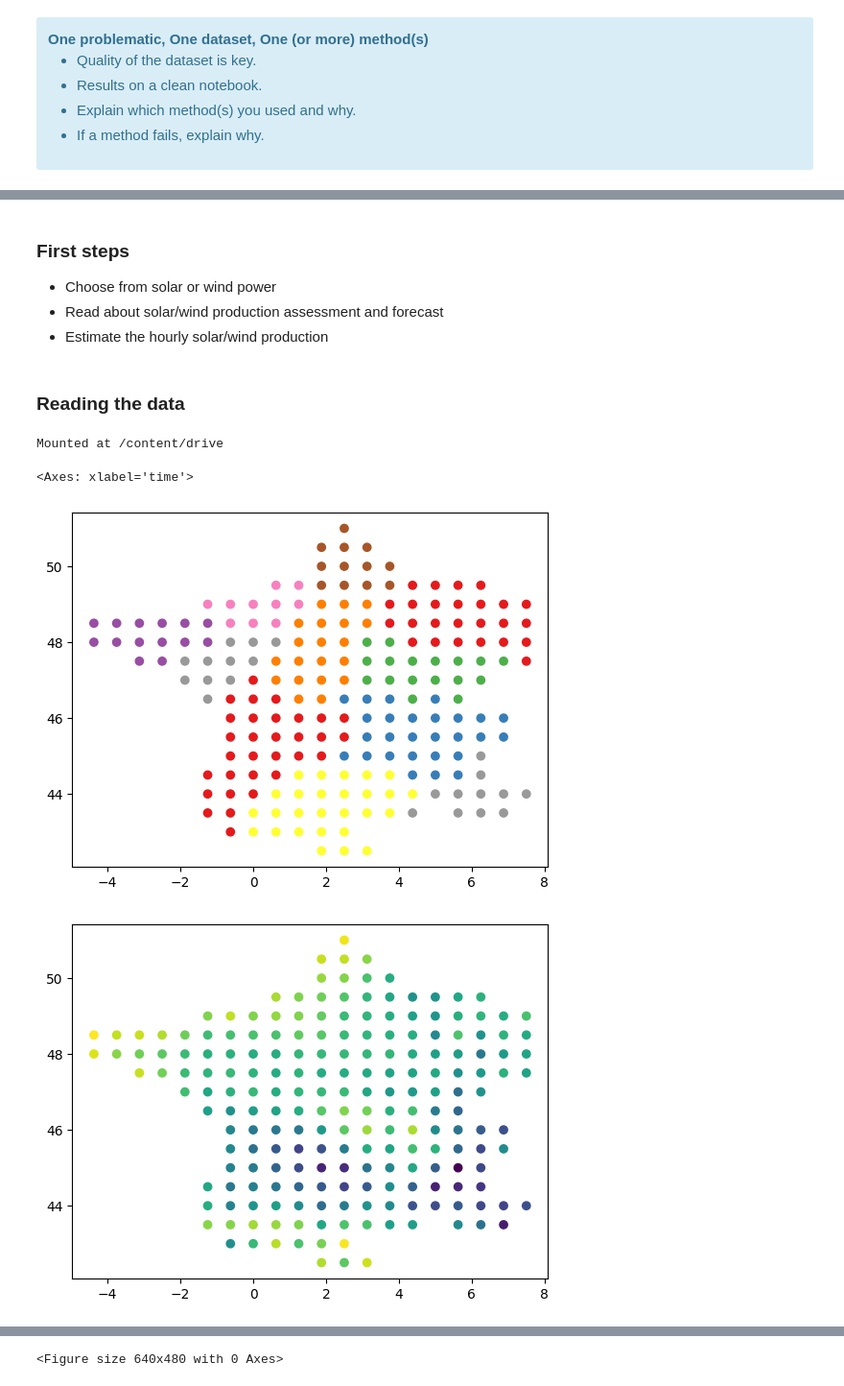
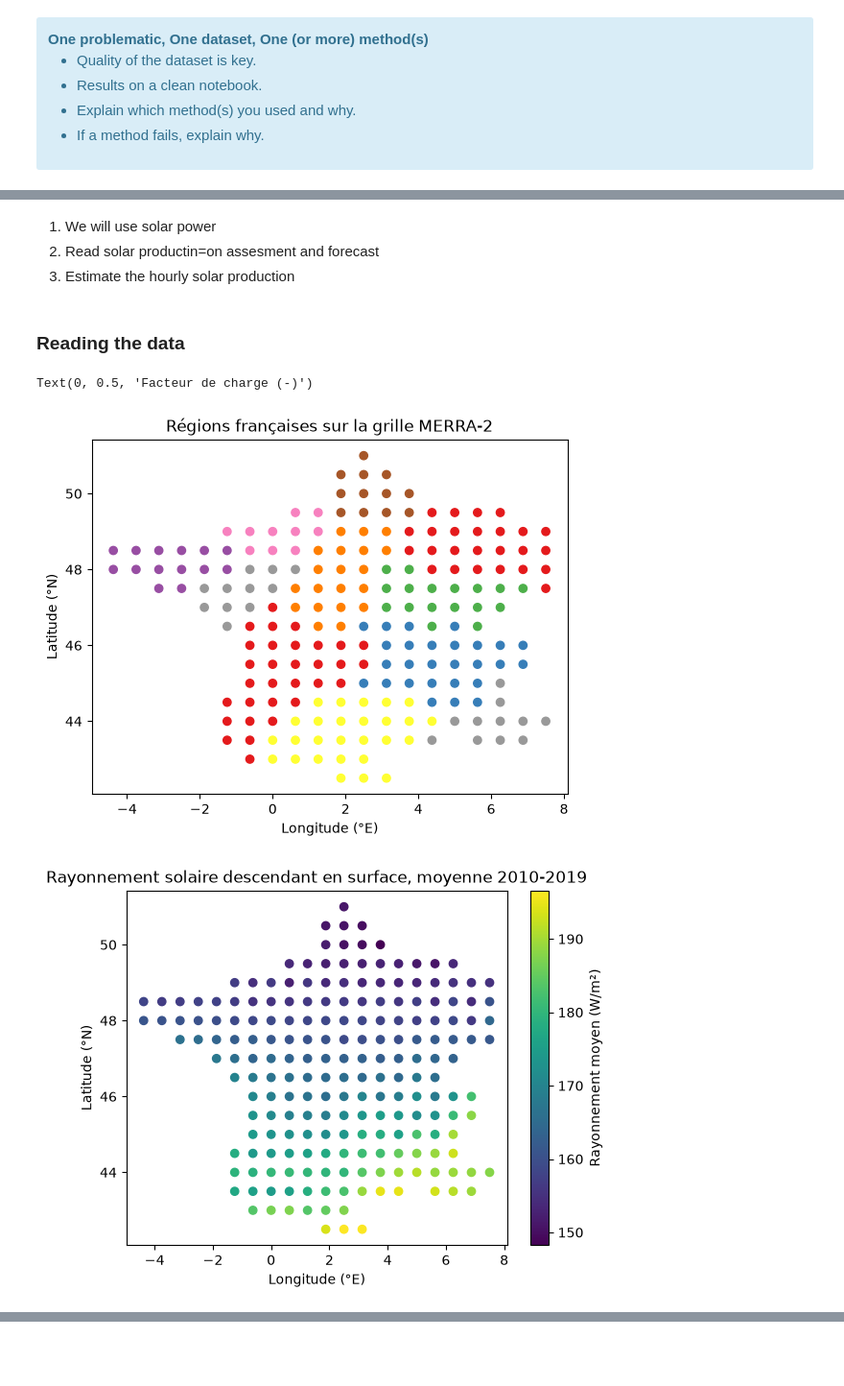
Before and after one commit to Troisieme-111/VRE-France-project, a Jupyter notebook: project_vre.ipynb, the cells around one changed output, grey strips where cells are left out. Shown at 96% size. Drawn from its saved outputs; the diff is of its cells as text; code cells hidden in the pictures; blank space fills up the shorter version.

Commit message:
Analyse des graphes et revélation de la première question du projet.

```diff
--- a/project_vre.ipynb
+++ b/project_vre.ipynb
@@ -40,60 +35,68 @@
-# %% [markdown]
-### First steps
-
-- Choose from solar or wind power
-- Read about solar/wind production assessment and forecast
-- Estimate the hourly solar/wind production
+# %% [markdown]
+ 1. We will use solar power
+ 2. Read solar productin=on assesment and forecast
+ 3. Estimate the hourly solar production
 # %% [markdown]
 ### Reading the data
-# %%
-from google.colab import drive
-drive.mount('/content/drive')
-# %% [output]
-Mounted at /content/drive
+# %%
+from pathlib import Path
+import matplotlib.pyplot as plt
+import pandas as pd
+import xarray as xr
+
+# Directories where you saved the data
+data_dir_energy = Path('C:/Projet-VRE/data')
+data_dir_climate = Path('C:/Projet-VRE/data/climate_france')
+
+# Template filenames
+filename_mask = 'mask_datagouv_french_regions_merra2_Nx_France.nc'
+filename_climate = 'merra2_area_selection_output_{}_merra2_2010-2019.nc'
+filename_energy = 'reseaux_energies_{}.csv'
 # %%
-from pathlib import Path
-import matplotlib.pyplot as plt
-import pandas as pd
-import xarray as xr
-
-# Directories where you saved the data
-data_dir_energy = Path('/content/drive/MyDrive/Projet_Machine_Learning_VRE/data/')
-data_dir_climate = Path('/content/drive/MyDrive/Projet_Machine_Learning_VRE/data/climate_france')
-
-# Template filenames
-filename_mask = 'mask_datagouv_french_regions_merra2_Nx_France.nc'
-filename_climate = 'merra2_area_selection_output_{}_merra2_2010-2019.nc'
-filename_energy = 'reseaux_energies_{}.csv'
-
 # Read and plot grid point-region mask
 filepath_mask = Path(data_dir_climate, filename_mask)
 ds_mask = xr.load_dataset(filepath_mask)
 da_mask = ds_mask['mask']
 plt.figure()
 plt.scatter(da_mask['lon'], da_mask['lat'], c=da_mask, cmap='Set1')
+plt.title('Régions françaises sur la grille MERRA-2')
+plt.xlabel('Longitude (°E)')
+plt.ylabel('Latitude (°N)')
 
 # Read a climate variable and plot its mean over time
-variable_name = 'zonal_wind'
+variable_name = 'surface_downward_radiation'
 filename = filename_climate.format(variable_name)
 filepath = Path(data_dir_climate, filename)
 da_climate = xr.load_dataset(filepath)[variable_name]
 plt.figure()
 plt.scatter(da_mask['lon'], da_mask['lat'], c=da_climate.mean('time'))
+plt.colorbar(label='Rayonnement moyen (W/m²)')
+plt.title('Rayonnement solaire descendant en surface, moyenne 2010-2019')
+plt.xlabel('Longitude (°E)')
+plt.ylabel('Latitude (°N)')
 
 # Compute regional mean of climate variable and plot time series
 da_climate_reg = da_climate.groupby(da_mask).mean().rename(mask='region')
 da_climate_reg['region'] = ds_mask['region'].values
 plt.figure()
 da_climate_reg.plot.line(x='time')
+plt.title('Rayonnement solaire horaire moyenné par région (2010-2019)')
 
 # Read energy variable and plot time series
-variable_name = 'capacityfactor_wind-onshore'
+variable_name = 'capacityfactor_pv'
 filename = filename_energy.format(variable_name)
 filepath = Path(data_dir_energy, filename)
 df_energy = pd.read_csv(filepath, index_col=0, header=0, parse_dates=True)
-plt.figure()
-df_energy.plot()
+ax = df_energy.plot(title='Facteur de charge mensuel du photovoltaïque par région')
+ax.set_ylabel('Facteur de charge (-)')
+
+# compute the energy demand
+#variable_name = 'demand_demand'
+#filename = filename_energy.format(variable_name)
+#filepath = Path(data_dir_energy, filename)
+#df_en_dem = pd.read_csv(filepath, index_col=0, header=0, parse_dates=True)
+#ax = df_en_dem.plot(title="demande d'énergie par région")
 # %% [output]
-<Axes: xlabel='time'>
+Text(0, 0.5, 'Facteur de charge (-)')
-[figure, old version]
+[figure, new version]
-[figure, old version]
+[figure, new version]
@@ -101 +103,0 @@ df_energy.plot()
-<Figure size 640x480 with 0 Axes>
```
Also changed, not shown: parts of 8 cells of this notebook.
